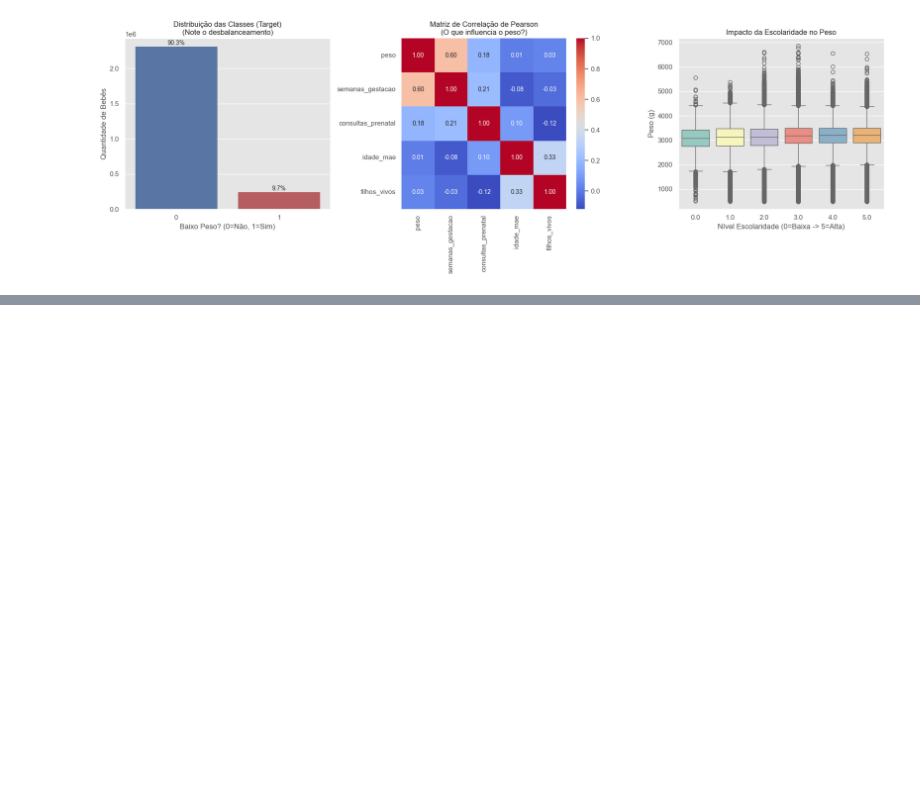
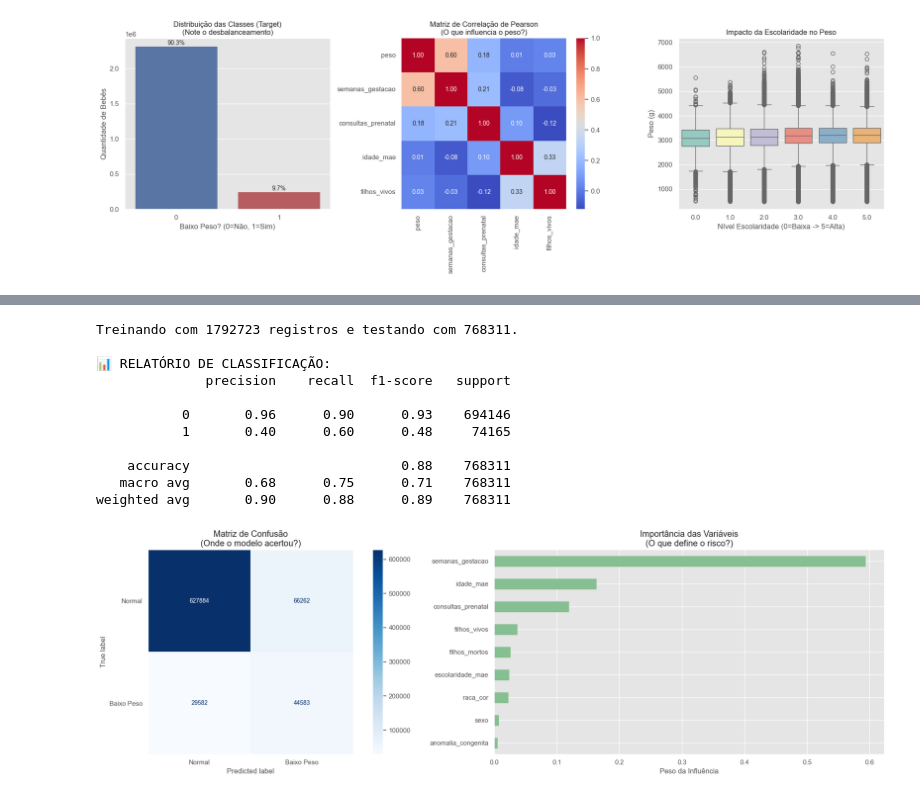
Before and after one commit to Flavio-AzL/Machine_Learn_baseSinasc, a Jupyter notebook: analise_sinasc.ipynb, the cells around one changed output, grey strips where cells are left out. Cells and saved outputs as stored; diff of their text form; code cells hidden in the pictures; blank space fills up the shorter version.

```diff
--- a/analise_sinasc.ipynb
+++ b/analise_sinasc.ipynb
@@ -538,0 +603,73 @@ Passing `palette` without assigning `hue` is deprecated and will be removed in v
+# %%
+from sklearn.model_selection import train_test_split
+from sklearn.ensemble import RandomForestClassifier
+from sklearn.metrics import classification_report, confusion_matrix, ConfusionMatrixDisplay
+import matplotlib.pyplot as plt
+import pandas as pd
+import seaborn as sns
+
+# ---------------------------------------------------------
+# 1. PREPARAÇÃO (Separando X e Y)
+# ---------------------------------------------------------
+# Features (O que o modelo usa para aprender)
+# Removemos 'peso' (resposta exata) e 'target_baixo_peso' (resposta binária)
+X = df_final.drop(['peso', 'target_baixo_peso'], axis=1)
+
+# Target (O que o modelo deve prever)
+y = df_final['target_baixo_peso']
+
+# Divisão: 70% para Treino (Estudo), 30% para Teste (Prova)
+# stratify=y garante que a proporção de baixo peso seja a mesma no treino e teste
+X_train, X_test, y_train, y_test = train_test_split(X, y, test_size=0.3, random_state=42, stratify=y)
+
+print(f"Treinando com {len(X_train)} registros e testando com {len(X_test)}.")
+
+# ---------------------------------------------------------
+# 2. TREINAMENTO (Random Forest)
+# ---------------------------------------------------------
+# class_weight='balanced': OBRIGATÓRIO!
+# Isso resolve o problema do desbalanceamento (dá mais peso para a classe minoritária "Baixo Peso")
+modelo = RandomForestClassifier(n_estimators=100, class_weight='balanced', random_state=42, n_jobs=-1)
+modelo.fit(X_train, y_train)
+
+# ---------------------------------------------------------
+# 3. AVALIAÇÃO (O Momento da Verdade)
+# ---------------------------------------------------------
+y_pred = modelo.predict(X_test)
+
+print("\n📊 RELATÓRIO DE CLASSIFICAÇÃO:")
+print(classification_report(y_test, y_pred))
+
+# ---------------------------------------------------------
+# 4. GRÁFICOS FINAIS PARA O PPT
+# ---------------------------------------------------------
+fig, axes = plt.subplots(1, 2, figsize=(20, 6))
+
+# Gráfico A: Matriz de Confusão (Acertos vs Erros)
+cm = confusion_matrix(y_test, y_pred)
+disp = ConfusionMatrixDisplay(confusion_matrix=cm, display_labels=['Normal', 'Baixo Peso'])
+disp.plot(cmap='Blues', ax=axes[0], values_format='d')
+axes[0].set_title('Matriz de Confusão\n(Onde o modelo acertou?)')
+axes[0].grid(False)
+
+# Gráfico B: Feature Importance (O que mais importa?)
+importancias = pd.Series(modelo.feature_importances_, index=X.columns)
+importancias.sort_values().plot(kind='barh', color='#86bf91', ax=axes[1])
+axes[1].set_title('Importância das Variáveis\n(O que define o risco?)')
+axes[1].set_xlabel('Peso da Influência')
+
+plt.tight_layout()
+plt.show()
+# %% [output]
+Treinando com 1792723 registros e testando com 768311.
+
+📊 RELATÓRIO DE CLASSIFICAÇÃO:
+              precision    recall  f1-score   support
+
+           0       0.96      0.90      0.93    694146
+           1       0.40      0.60      0.48     74165
+
+    accuracy                           0.88    768311
+   macro avg       0.68      0.75      0.71    768311
+weighted avg       0.90      0.88      0.89    768311
+[figure, added]
```
Also changed, not shown: parts of 5 cells of this notebook.
